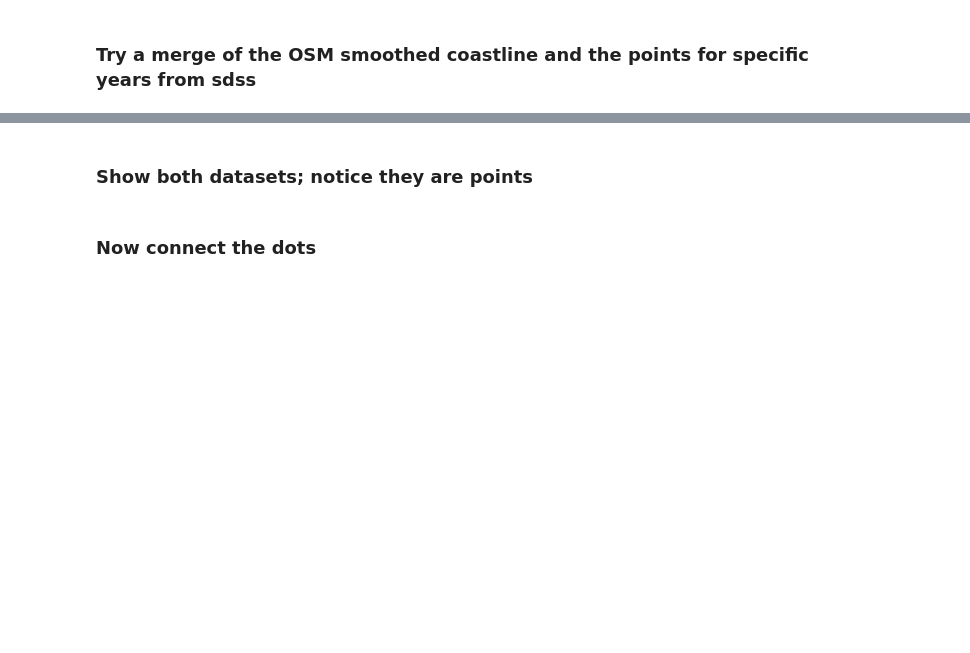
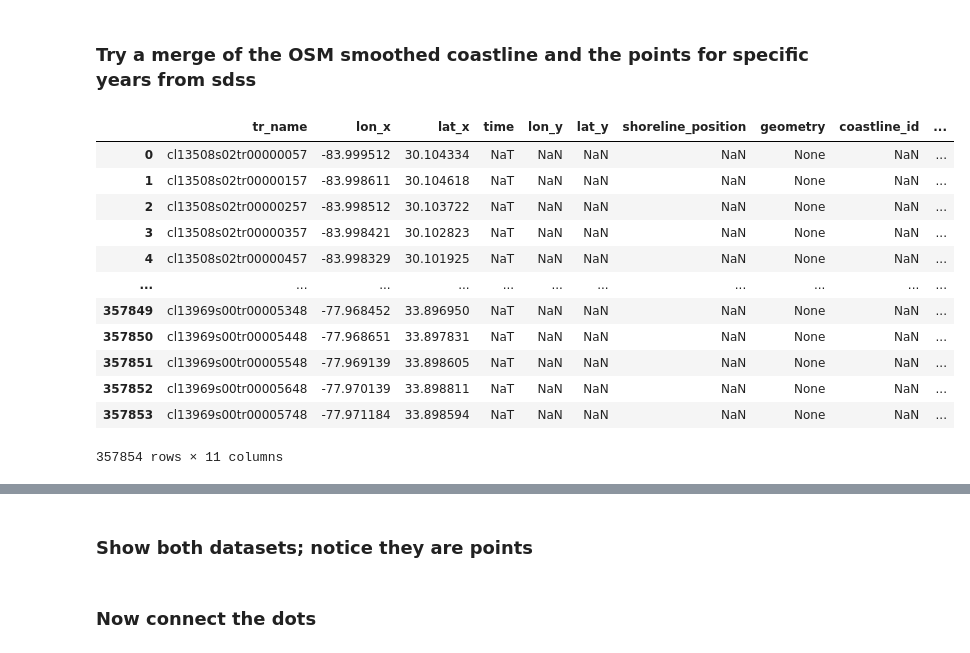
Before and after one commit to danoroelvink/Coastlines4ShorelineS, a Jupyter notebook: notebooks/extract_shorelines_for_specific_years.ipynb, the cells around one changed output, grey strips where cells are left out. Drawn from its saved outputs; the diff is of its cells as text; code cells hidden in the pictures; blank space fills up the shorter version.

```diff
--- a/notebooks/extract_shorelines_for_specific_years.ipynb
+++ b/notebooks/extract_shorelines_for_specific_years.ipynb
@@ -137,0 +230,16 @@ merge_2010=pd.merge(transects_roi[["tr_name","lon","lat"]],sdss_2010,how="left",
+# %%
+merge
+# %% [output]
+|  | tr_name | lon_x | lat_x | time | lon_y | lat_y | shoreline_position | geometry | coastline_id | ... |
+| 0 | cl13508s02tr00000057 | -83.999512 | 30.104334 | NaT | NaN | NaN | NaN | None | NaN | ... |
+| 1 | cl13508s02tr00000157 | -83.998611 | 30.104618 | NaT | NaN | NaN | NaN | None | NaN | ... |
+| 2 | cl13508s02tr00000257 | -83.998512 | 30.103722 | NaT | NaN | NaN | NaN | None | NaN | ... |
+| 3 | cl13508s02tr00000357 | -83.998421 | 30.102823 | NaT | NaN | NaN | NaN | None | NaN | ... |
+| 4 | cl13508s02tr00000457 | -83.998329 | 30.101925 | NaT | NaN | NaN | NaN | None | NaN | ... |
+| ... | ... | ... | ... | ... | ... | ... | ... | ... | ... | ... |
+| 357849 | cl13969s00tr00005348 | -77.968452 | 33.896950 | NaT | NaN | NaN | NaN | None | NaN | ... |
+| 357850 | cl13969s00tr00005448 | -77.968651 | 33.897831 | NaT | NaN | NaN | NaN | None | NaN | ... |
+| 357851 | cl13969s00tr00005548 | -77.969139 | 33.898605 | NaT | NaN | NaN | NaN | None | NaN | ... |
+| 357852 | cl13969s00tr00005648 | -77.970139 | 33.898811 | NaT | NaN | NaN | NaN | None | NaN | ... |
+| 357853 | cl13969s00tr00005748 | -77.971184 | 33.898594 | NaT | NaN | NaN | NaN | None | NaN | ... |
+357854 rows × 11 columns
```
Also changed, not shown: parts of 27 cells of this notebook, 2 other files.
